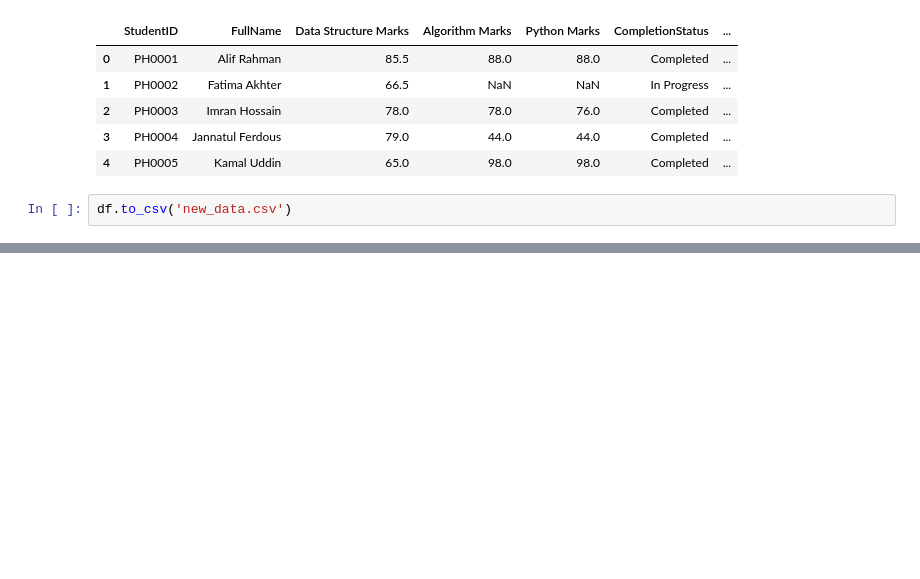
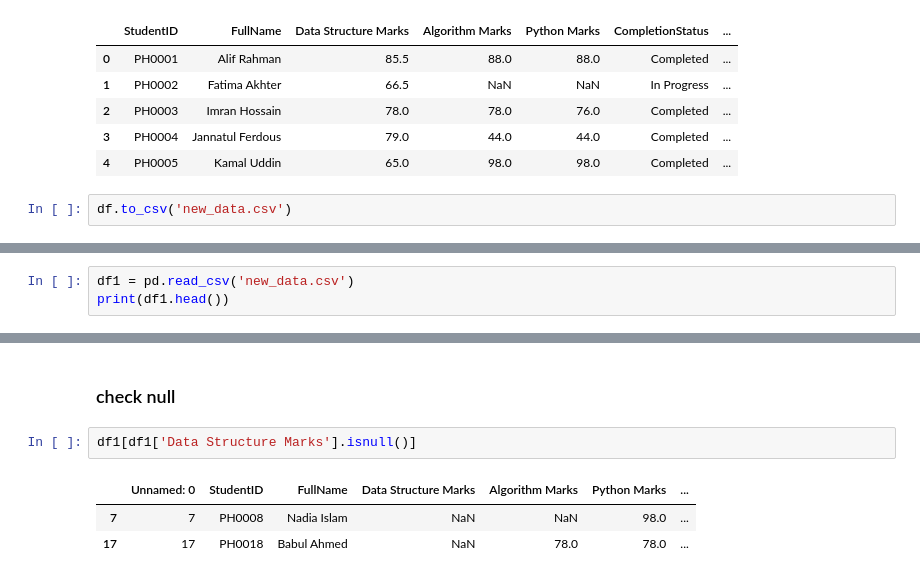
Before and after one commit to roybipro/AI-ML-learning-Phitron, a Jupyter notebook: Semister1/Module 12 :Pandas for Machine Learning/pandas2.ipynb, the cells around one changed output, grey strips where cells are left out. Drawn from its saved outputs; the diff is of its cells as text; blank space fills up the shorter version.

Commit message:
12.3 Checking Duplicates and Null Values in DF

```diff
--- a/Semister1/Module 12 :Pandas for Machine Learning/pandas2.ipynb
+++ b/Semister1/Module 12 :Pandas for Machine Learning/pandas2.ipynb
@@ -127,0 +158,3 @@ df.to_csv('new_data.csv')
+# %%
+df1 = pd.read_csv('new_data.csv')
+print(df1.head())
@@ -127,0 +189,8 @@ df.to_csv('new_data.csv')
+# %% [markdown]
+### check null
+# %%
+df1[df1['Data Structure Marks'].isnull()]
+# %% [output]
+|  | Unnamed: 0 | StudentID | FullName | Data Structure Marks | Algorithm Marks | Python Marks | ... |
+| 7 | 7 | PH0008 | Nadia Islam | NaN | NaN | 98.0 | ... |
+| 17 | 17 | PH0018 | Babul Ahmed | NaN | 78.0 | 78.0 | ... |
```
Also changed, not shown: parts of 6 cells of this notebook.
